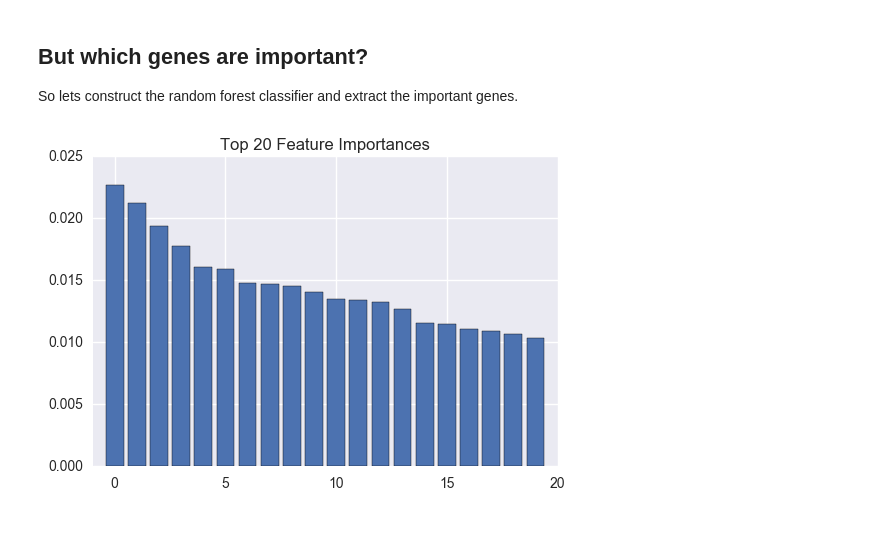
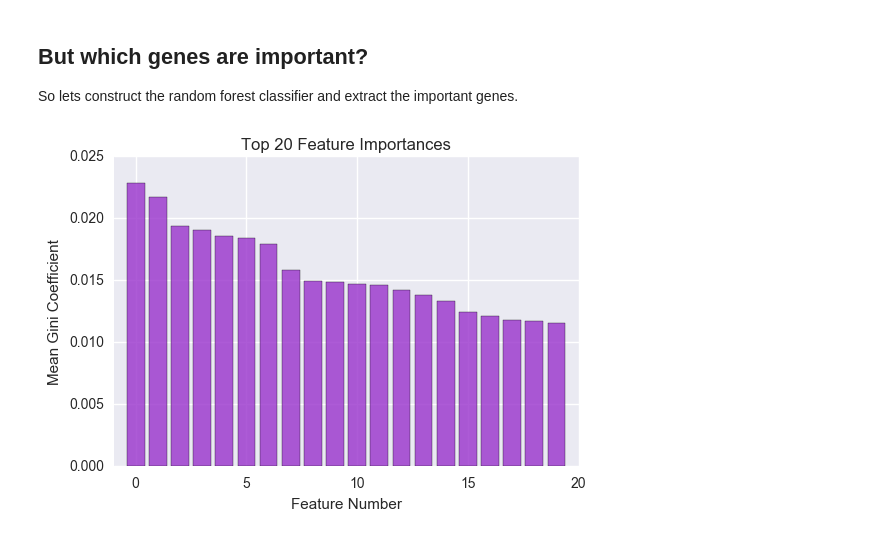
Before and after one commit to Quarkins/Bioinformatics-Tidbits, a Jupyter notebook: ClassifierBuilder.ipynb, the cells around one changed output. Cells and saved outputs as stored; diff of their text form; code cells hidden in the pictures.

```diff
--- a/ClassifierBuilder.ipynb
+++ b/ClassifierBuilder.ipynb
@@ -86,13 +87,20 @@ targets.head()
 FPKM = counts.copy()
 FPKM = FPKM.iloc[:,0:195]
 
-#Divide by the LibSize every element in a column and x 1,000,000 to get
+#Get Library Sizes
+libs = pd.Series(FPKM.sum(axis=0))
+#Transform to scale factors
+libs = libs.div(libs.max())
+
+#First let us normalise for library size
+FPKM.iloc[:,0:195] = FPKM.iloc[:,0:195].div(libs,axis=1)
+
+#Divide by the GeneLength every element in a column and x 1,000,000 to get
 #Fragments per kilobase per million
-
-row =0
-for index,col in FPKM.iteritems(): #Loop through columns (Samples)
-    FPKM.loc[:,index] *1000000/targets.LibSize.iloc[row]
-    row += 1
+row_index = 0
+for index, row in FPKM.iterrows(): #Loop through columns (Samples)
+    row * 1000000/counts.iloc[row_index,195]
+    row_index += 1
 
 #Now lets log the data, log base 2 with an offset to avoid zero counts
 def lb2(x):
@@ -267,21 +275,23 @@ So lets construct the random forest classifier and extract the important genes.
 # %%
 #Construct random forest
 classifier = RandomForestClassifier(n_estimators=501)
 forest = classifier.fit(X_train,y_train)
 
 #Extract important features
 importances = forest.feature_importances_
 indices = np.argsort(importances)[::-1]
 
 #Plot
 plt.figure()
 plt.title("Top 20 Feature Importances")
-plt.bar(range(20),importances[indices][:20],align="center")
+plt.bar(range(20),importances[indices][:20],align="center",color="darkorchid",alpha=0.8)
+plt.xlabel('Feature Number')
+plt.ylabel('Mean Gini Coefficient')
 plt.xlim(-1,20)
 
 top20_names = X_test.columns.values[indices][:20]
 # %% [output]
-[figure, old version]
+[figure, new version]
 # %%
 #Well lets make a hierarchical clustering of the top twenty genes
 sub20 = X_test.loc[:,top20_names].transpose()
```
Also changed, not shown: parts of 8 cells of this notebook.
